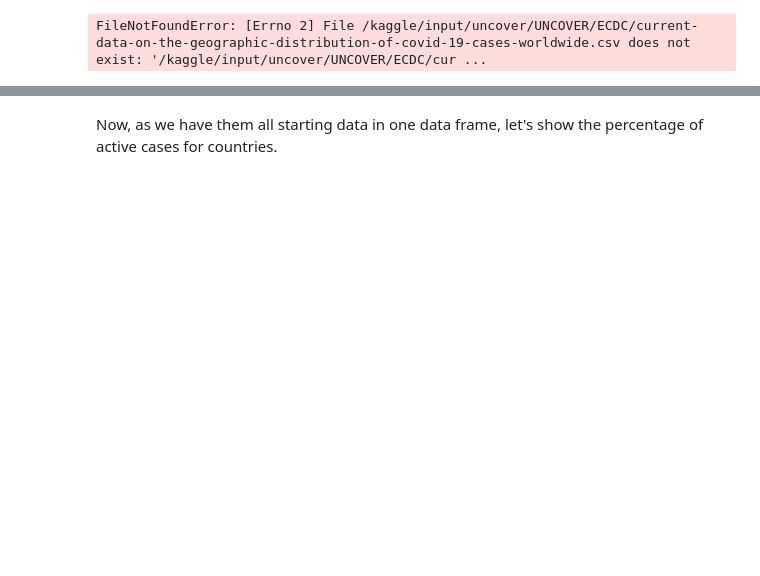
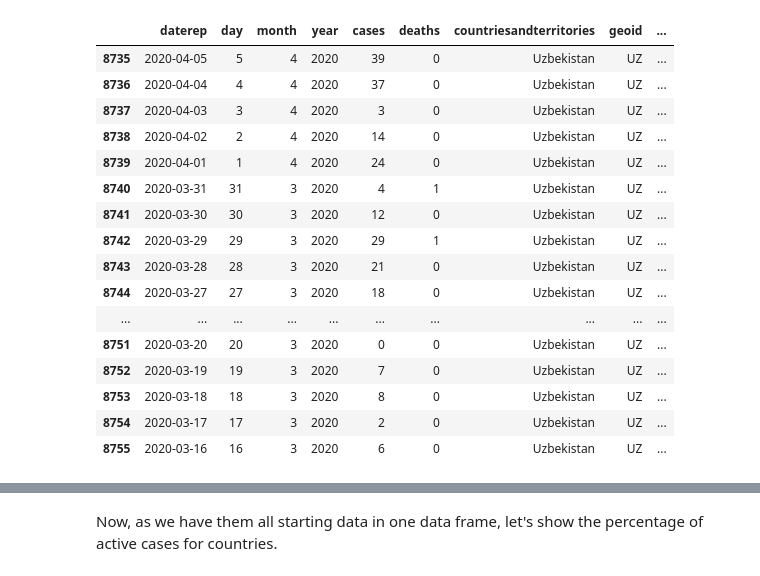
Before and after one commit to WernherVonData/Covid-19-Uncover-Challange, a Jupyter notebook: Be safe - who is in the biggest need of PPE.ipynb, the cells around one changed output, grey strips where cells are left out. Saved outputs shown, nothing was run; the diff lists cells and outputs as text; code cells hidden in the pictures; blank space fills up the shorter version.

```diff
--- a/Be safe - who is in the biggest need of PPE.ipynb
+++ b/Be safe - who is in the biggest need of PPE.ipynb
@@ -5,11 +23,23 @@ In the time of Coronavirus outbreak, as a fresh graduate of Data Science, I woul
 # %%
-import numpy as np
-import pandas as pd
-import matplotlib.pyplot as plt
-import seaborn as sns
-
 ecdc_infections = pd.read_csv('kaggle/input/uncover/UNCOVER/ECDC/current-data-on-the-geographic-distribution-of-covid-19-cases-worldwide.csv')
 ecdc_infections.head()
+ecdc_infections[ecdc_infections['countriesandterritories']=='Uzbekistan']
 # %% [output]
-FileNotFoundError: [Errno 2] File /kaggle/input/uncover/UNCOVER/ECDC/current-data-on-the-geographic-distribution-of-covid-19-cases-worldwide.csv does not exist: '/kaggle/input/uncover/UNCOVER/ECDC/cur ...
+|  | daterep | day | month | year | cases | deaths | countriesandterritories | geoid | ... |
+| 8735 | 2020-04-05 | 5 | 4 | 2020 | 39 | 0 | Uzbekistan | UZ | ... |
+| 8736 | 2020-04-04 | 4 | 4 | 2020 | 37 | 0 | Uzbekistan | UZ | ... |
+| 8737 | 2020-04-03 | 3 | 4 | 2020 | 3 | 0 | Uzbekistan | UZ | ... |
+| 8738 | 2020-04-02 | 2 | 4 | 2020 | 14 | 0 | Uzbekistan | UZ | ... |
+| 8739 | 2020-04-01 | 1 | 4 | 2020 | 24 | 0 | Uzbekistan | UZ | ... |
+| 8740 | 2020-03-31 | 31 | 3 | 2020 | 4 | 1 | Uzbekistan | UZ | ... |
+| 8741 | 2020-03-30 | 30 | 3 | 2020 | 12 | 0 | Uzbekistan | UZ | ... |
+| 8742 | 2020-03-29 | 29 | 3 | 2020 | 29 | 1 | Uzbekistan | UZ | ... |
+| 8743 | 2020-03-28 | 28 | 3 | 2020 | 21 | 0 | Uzbekistan | UZ | ... |
+| 8744 | 2020-03-27 | 27 | 3 | 2020 | 18 | 0 | Uzbekistan | UZ | ... |
+| ... | ... | ... | ... | ... | ... | ... | ... | ... | ... |
+| 8751 | 2020-03-20 | 20 | 3 | 2020 | 0 | 0 | Uzbekistan | UZ | ... |
+| 8752 | 2020-03-19 | 19 | 3 | 2020 | 7 | 0 | Uzbekistan | UZ | ... |
+| 8753 | 2020-03-18 | 18 | 3 | 2020 | 8 | 0 | Uzbekistan | UZ | ... |
+| 8754 | 2020-03-17 | 17 | 3 | 2020 | 2 | 0 | Uzbekistan | UZ | ... |
+| 8755 | 2020-03-16 | 16 | 3 | 2020 | 6 | 0 | Uzbekistan | UZ | ... |
 # %%
```
Also changed, not shown: parts of 19 cells of this notebook.
